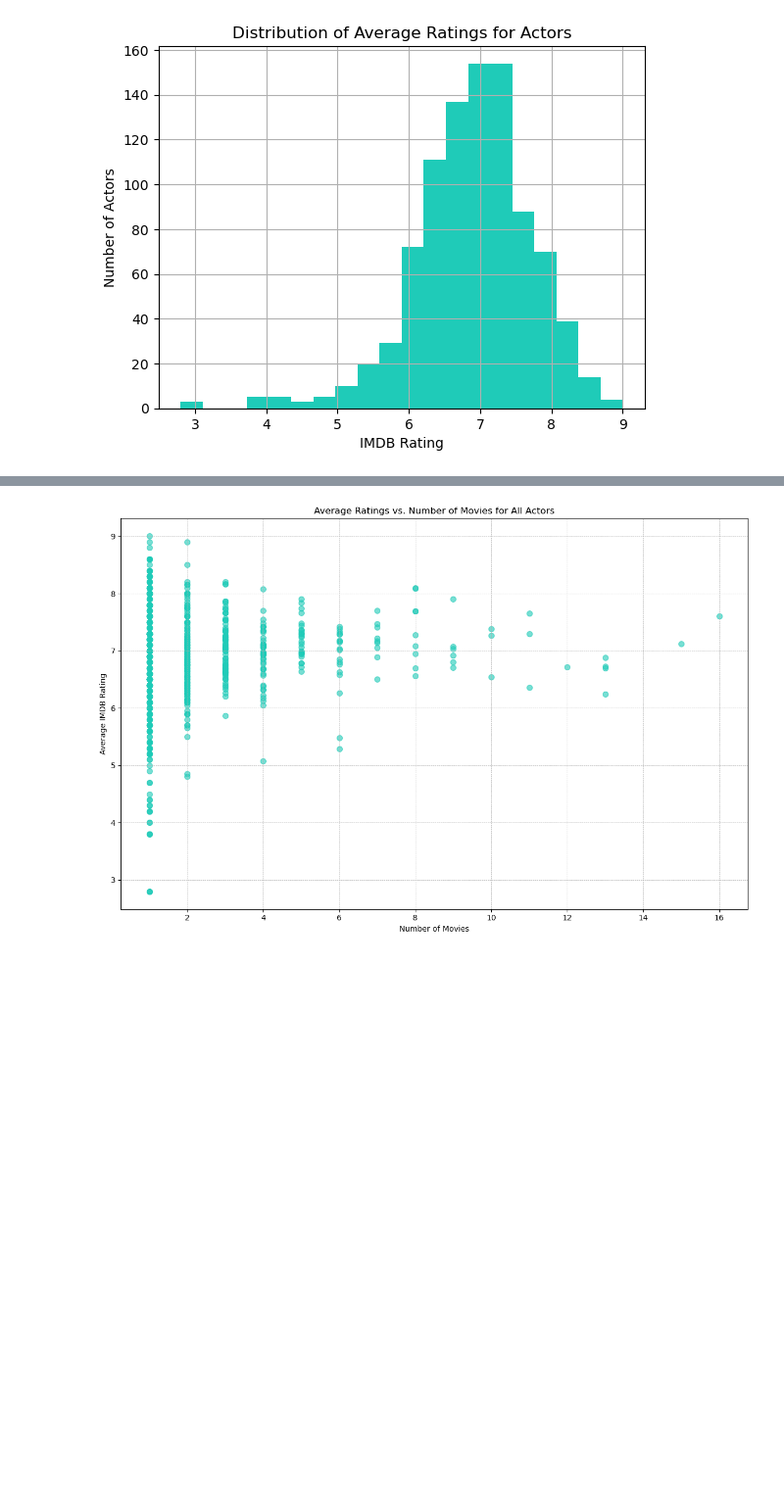
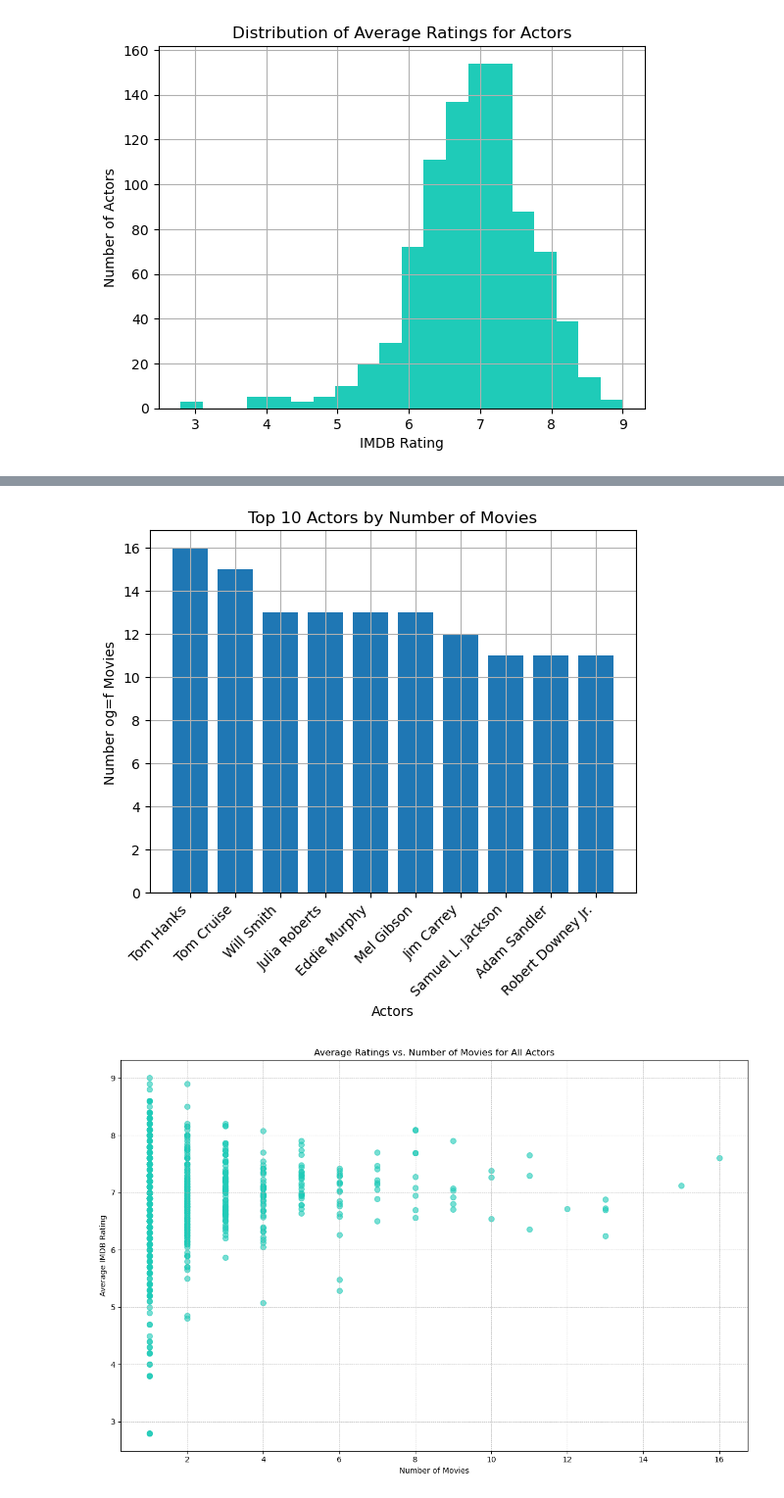
Before and after one commit to benoitchamot/MovieNerd, a Jupyter notebook: dataExplorationJKozak.ipynb, the cells around one changed output, grey strips where cells are left out. Shown at 98% size. Cells and saved outputs as stored; diff of their text form; code cells hidden in the pictures; blank space fills up the shorter version.

```diff
--- a/dataExplorationJKozak.ipynb
+++ b/dataExplorationJKozak.ipynb
@@ -291,3 +290,16 @@ merged_df
+# %%
+plt.bar(top_10_actors_ratings_movies['Actor'], top_10_actors_ratings_movies['Count of movies'])
+plt.title('Top 10 Actors by Number of Movies')
+plt.xlabel('Actors')
+plt.ylabel('Number og=f Movies')
+plt.xticks(rotation=45, ha='right')
+
+
+
+plt.grid()
+plt.show()
+# %% [output]
+[figure, added]
 # %%
 
 # Plotting
```
Also changed, not shown: parts of 18 cells of this notebook, 2 other files.
